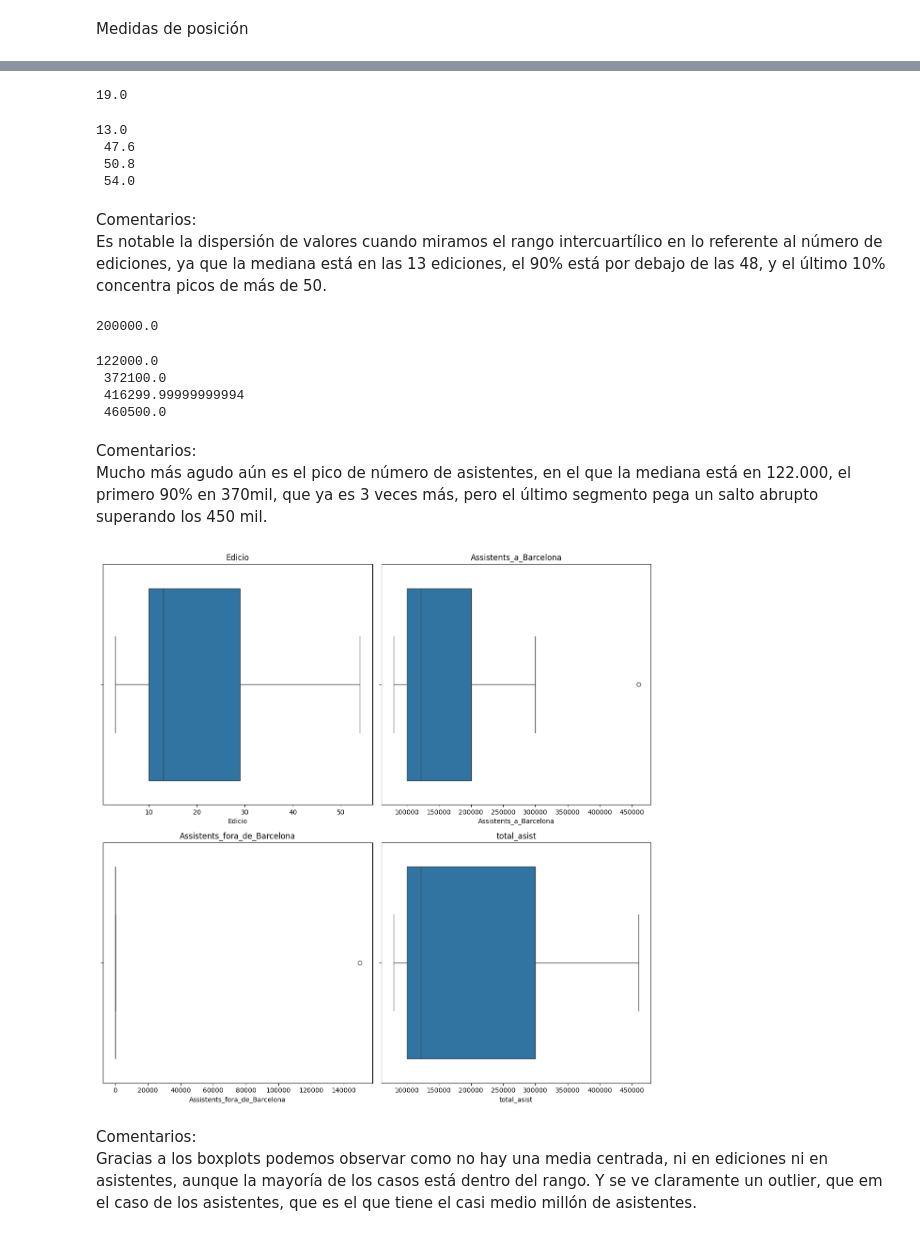
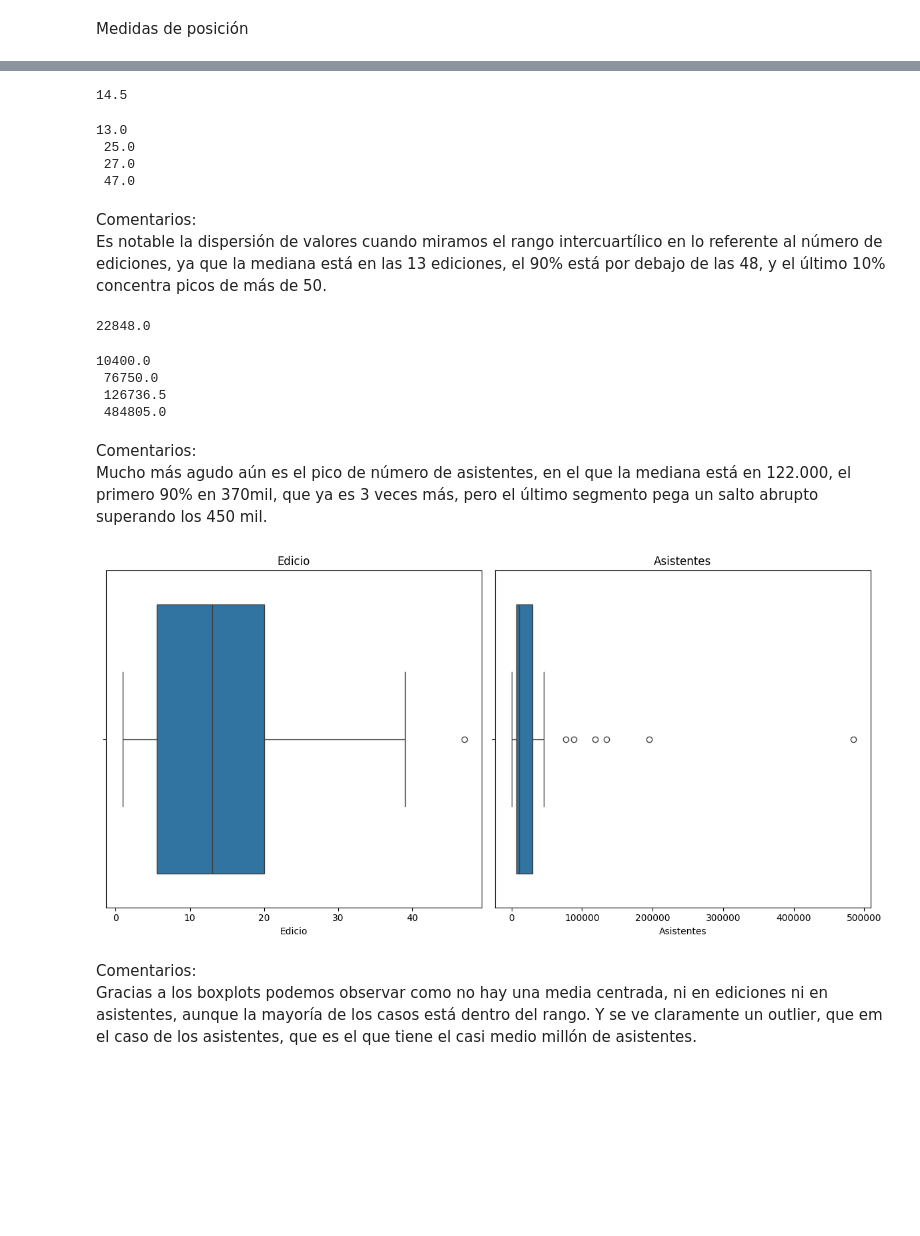
Before and after one commit to marosor/ONLINE_DS_THEBRIDGE_marosor, a Jupyter notebook: EDA/10_analisis_2015.ipynb, the cells around one changed output, grey strips where cells are left out. Drawn from its saved outputs; the diff is of its cells as text; code cells hidden in the pictures; blank space fills up the shorter version.

```diff
--- a/EDA/10_analisis_2015.ipynb
+++ b/EDA/10_analisis_2015.ipynb
@@ -4,7 +4,7 @@ import numpy as np
 import matplotlib.pyplot as plt
 import seaborn as sns
 # %%
-festivales_bcn_22 = pd.read_pickle("./data/festivales_bcn_22_procesado.pkl")
+festivales_bcn_15 = pd.read_pickle("./data/festivales_bcn_15_procesado.pkl")
 # %%
 categoricas_festivales = [
     "Ambit",
@@ -22,9 +25,7 @@ categoricas_destacadas = [
 # %%
 columnas_numericas_fests = [
     "Edicio",
-    "Assistents_a_Barcelona",
-    "Assistents_fora_de_Barcelona",
-    "total_asist"
+    "Asistentes"
 ]
 # %% [markdown]
 Funciones análisis
@@ -267,43 +260,43 @@ festivales_bcn_22.describe()
 # %%
-get_IQR(festivales_bcn_22,"Edicio")
+get_IQR(festivales_bcn_15,"Edicio")
 # No es tanto mayor que la mediana (11), y casi igual que la media (mean)
 # %% [output]
-19.0
+14.5
 # %%
-print(festivales_bcn_22["Edicio"].quantile(0.5), "\n",
-    festivales_bcn_22["Edicio"].quantile(0.9), "\n",
-    festivales_bcn_22["Edicio"].quantile(0.95), "\n",
-    festivales_bcn_22["Edicio"].max())
+print(festivales_bcn_15["Edicio"].quantile(0.5), "\n",
+    festivales_bcn_15["Edicio"].quantile(0.9), "\n",
+    festivales_bcn_15["Edicio"].quantile(0.95), "\n",
+    festivales_bcn_15["Edicio"].max())
 # %% [output]
 13.0
- 47.6
- 50.8
- 54.0
+ 25.0
+ 27.0
+ 47.0
 # %% [markdown]
 Comentarios: <br>
 Es notable la dispersión de valores cuando miramos el rango intercuartílico en lo referente al número de ediciones, ya que la mediana está en las 13 ediciones, el 90% está por debajo de las 48, y el último 10% concentra picos de más de 50.
 # %%
-get_IQR(festivales_bcn_22,"total_asist")
+get_IQR(festivales_bcn_15,"Asistentes")
 # Sí es mucho mayor que la mediana(2120). Hay mucha dispersión. Hay que tomar con cuidado la tendencia central
 # %% [output]
-200000.0
+22848.0
 # %%
-print(festivales_bcn_22["total_asist"].quantile(0.5), "\n",
-    festivales_bcn_22["total_asist"].quantile(0.9), "\n",
-    festivales_bcn_22["total_asist"].quantile(0.95), "\n",
-    festivales_bcn_22["total_asist"].max())
+print(festivales_bcn_15["Asistentes"].quantile(0.5), "\n",
+    festivales_bcn_15["Asistentes"].quantile(0.9), "\n",
+    festivales_bcn_15["Asistentes"].quantile(0.95), "\n",
+    festivales_bcn_15["Asistentes"].max())
 # %% [output]
-122000.0
- 372100.0
- 416299.99999999994
- 460500.0
+10400.0
+ 76750.0
+ 126736.5
+ 484805.0
 # %% [markdown]
 Comentarios: <br>
 Mucho más agudo aún es el pico de número de asistentes, en el que la mediana está en 122.000, el primero 90% en 370mil, que ya es 3 veces más, pero el último segmento pega un salto abrupto superando los 450 mil.
 # %%
-plot_multiple_boxplots(festivales_bcn_22, columnas_numericas_fests)
+plot_multiple_boxplots(festivales_bcn_15, columnas_numericas_fests)
 # %% [output]
-[figure, old version]
+[figure, new version]
 # %% [markdown]
 Comentarios: <br>
 Gracias a los boxplots podemos observar como no hay una media centrada, ni en ediciones ni en asistentes, aunque la mayoría de los casos está dentro del rango. Y se ve claramente un outlier, que em el caso de los asistentes, que es el que tiene el casi medio millón de asistentes.
```
Also changed, not shown: parts of 23 cells of this notebook, 15 other files.
